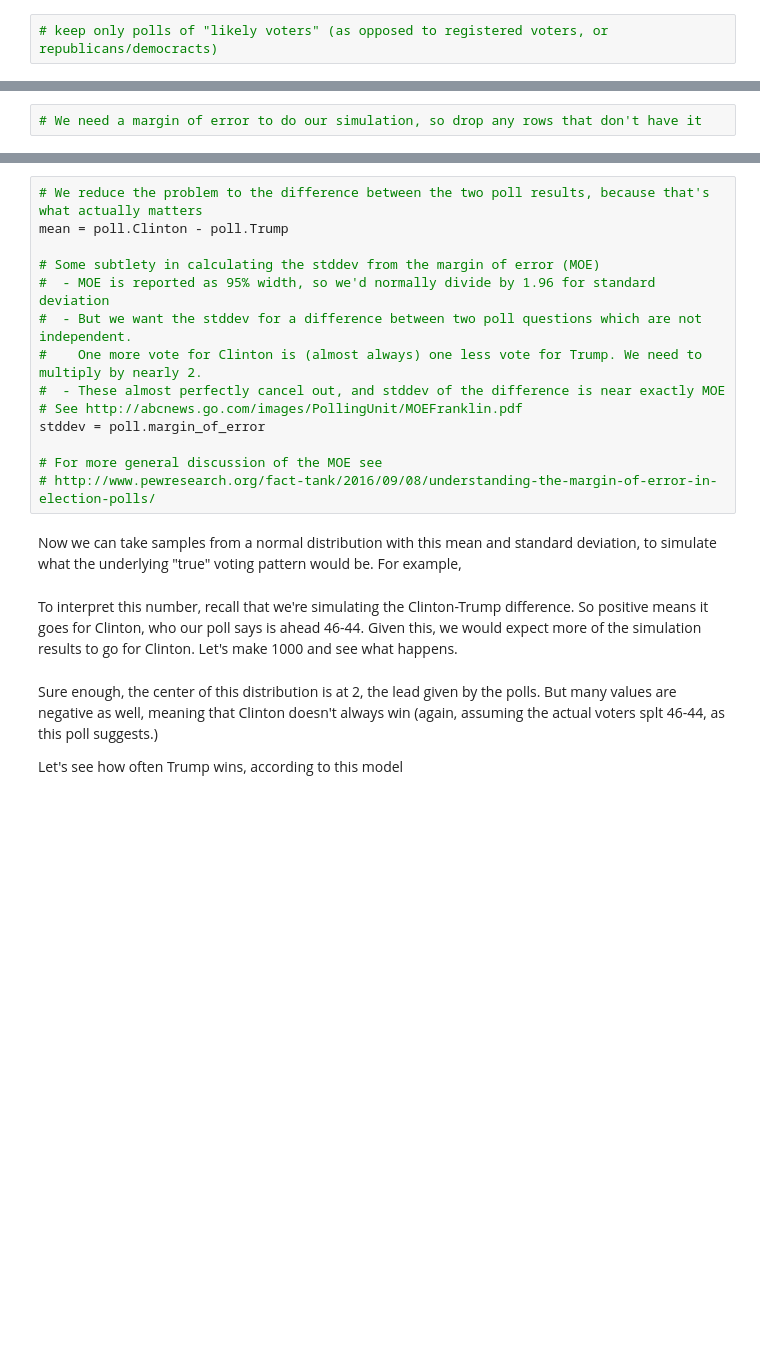
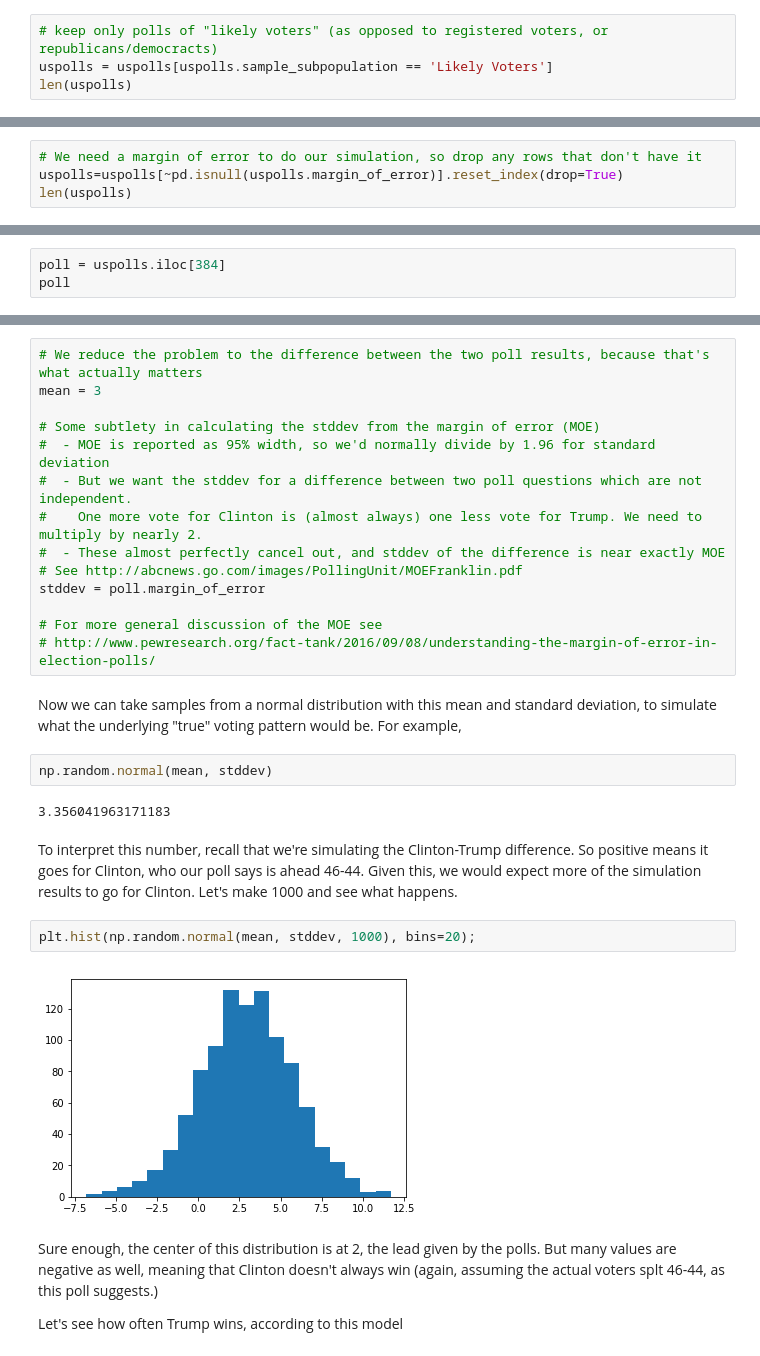
Before and after one commit to jstray/lede-algorithms, a Jupyter notebook: week-6/week-6-1-election-prediction-empty.ipynb, the cells around one changed output, grey strips where cells are left out. Cells and saved outputs as stored; diff of their text form; blank space fills up the shorter version.

```diff
--- a/week-6/week-6-1-election-prediction-empty.ipynb
+++ b/week-6/week-6-1-election-prediction-empty.ipynb
@@ -30,2 +42,4 @@ import matplotlib.pyplot as plt
 # %%
 # keep only polls of "likely voters" (as opposed to registered voters, or republicans/democracts)
+uspolls = uspolls[uspolls.sample_subpopulation == 'Likely Voters']
+len(uspolls)
@@ -32,2 +48,4 @@ import matplotlib.pyplot as plt
 # %%
 # We need a margin of error to do our simulation, so drop any rows that don't have it
+uspolls=uspolls[~pd.isnull(uspolls.margin_of_error)].reset_index(drop=True)
+len(uspolls)
@@ -36,2 +65,5 @@ There are lot of polls here! Let's pick just one, near the end of the polling pe
 # %% [markdown]
 We will pick a poll which showed a close race, because it better demonstrates how the margin of error works.
+# %%
+poll = uspolls.iloc[384]
+poll
@@ -39,7 +89,7 @@ We will pick a poll which showed a close race, because it better demonstrates ho
 The poll results and the margin of error define a probability distribution of "true" survey results -- that is, the result that the pollster would get if they could ask every single "likely voter" in the country. This distribution is a "normal" distribution.
 # %%
 # We reduce the problem to the difference between the two poll results, because that's what actually matters
-mean = poll.Clinton - poll.Trump
+mean = 3
 
 # Some subtlety in calculating the stddev from the margin of error (MOE)
 #  - MOE is reported as 95% width, so we'd normally divide by 1.96 for standard deviation
@@ -53,8 +103,16 @@ stddev = poll.margin_of_error
 # http://www.pewresearch.org/fact-tank/2016/09/08/understanding-the-margin-of-error-in-election-polls/
 # %% [markdown]
 Now we can take samples from a normal distribution with this mean and standard deviation, to simulate what the underlying "true" voting pattern would be. For example,
+# %%
+np.random.normal(mean, stddev)
+# %% [output]
+3.356041963171183
 # %% [markdown]
 To interpret this number, recall that we're simulating the Clinton-Trump difference. So positive means it goes for Clinton, who our poll says is ahead 46-44. Given this, we would expect more of the simulation results to go for Clinton. Let's make 1000 and see what happens.
+# %%
+plt.hist(np.random.normal(mean, stddev, 1000), bins=20);
+# %% [output]
+[figure, added]
 # %% [markdown]
 Sure enough, the center of this distribution is at 2, the lead given by the polls. But many values are negative as well, meaning that Clinton doesn't always win (again, assuming the actual voters splt 46-44, as this poll suggests.)
 
```
Also changed, not shown: parts of 30 cells of this notebook, 1 other file.
